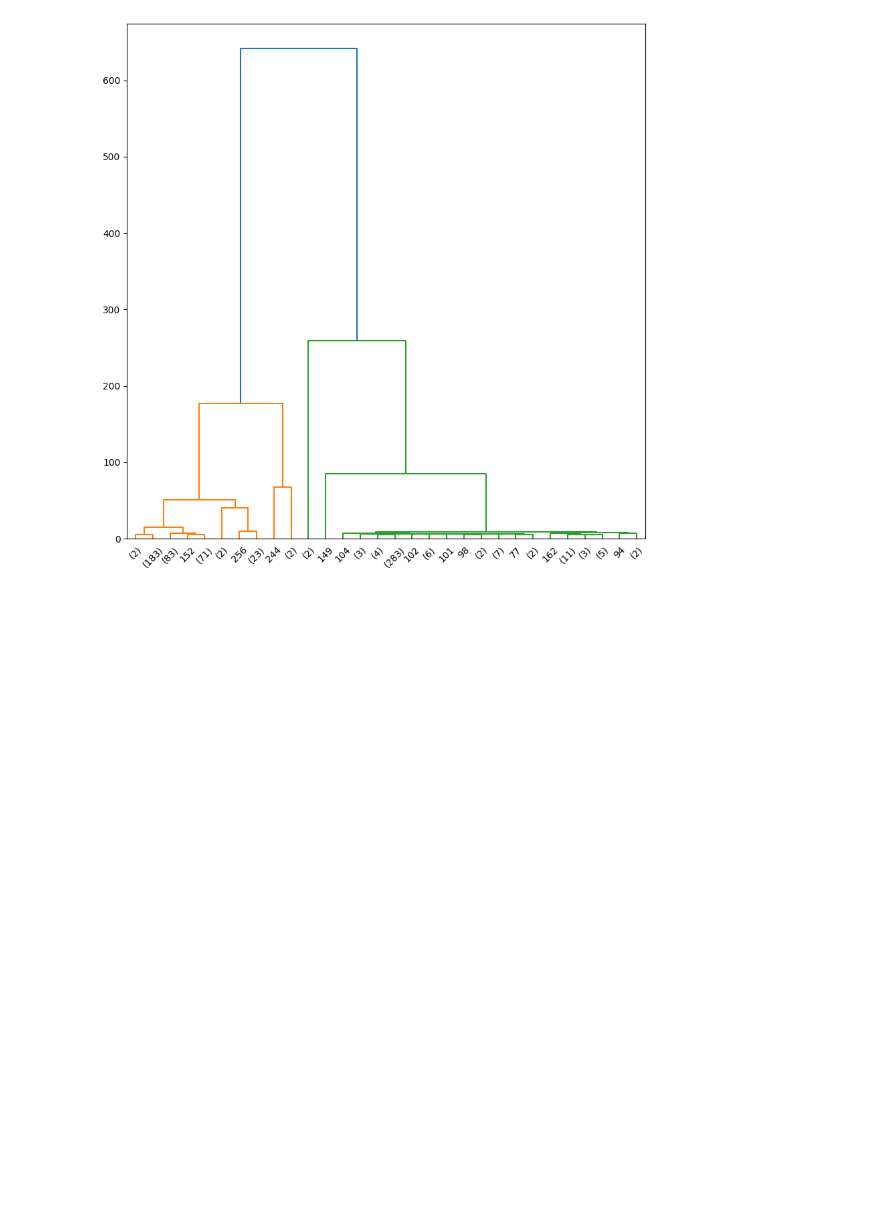
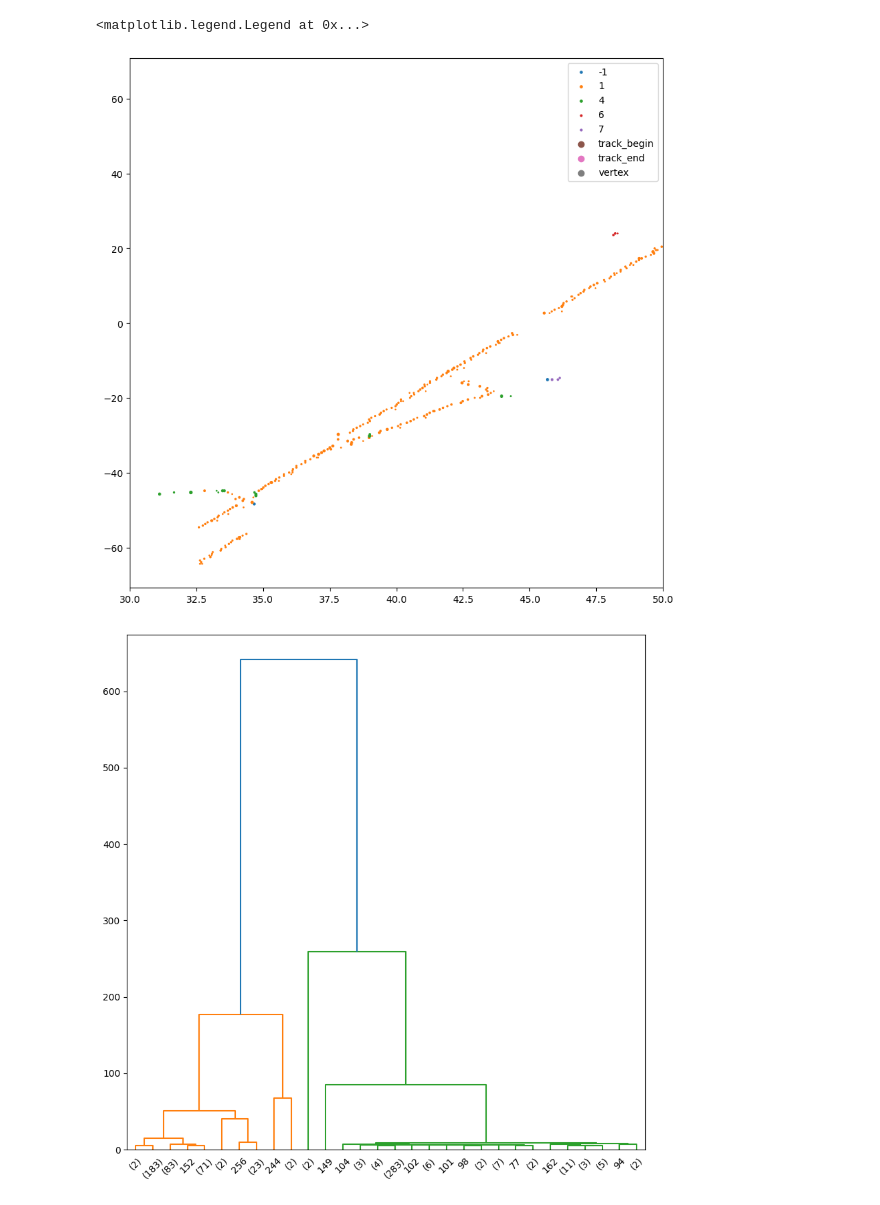
Before and after one commit to Neutron-Calibration-in-DUNE/ArrakisND, a Jupyter notebook: notebooks/test_arrakis.ipynb, the cells around one changed output. Saved outputs shown, nothing was run; the diff lists cells and outputs as text; code cells hidden in the pictures; blank space fills up the shorter version.

```diff
--- a/notebooks/test_arrakis.ipynb
+++ b/notebooks/test_arrakis.ipynb
@@ -13,7 +11,7 @@ from arrakis_nd.dataset.common import classification_labels
 # %%
-flow_file = h5py.File('/home/ncarrara/workspace/MiniRun4_1E19_RHC.flow.00000.FLOW.h5')
-arr = np.load('/home/ncarrara/workspace/MiniRun4_1E19_RHC.flow.00000.FLOW.arrakis_nd.npz', allow_pickle=True)
-meta = arr['meta'].item()
+flow_file = h5py.File('/global/homes/n/ncarrara/dune/MiniRun5_1E19_RHC.flow.0000000.FLOW.hdf5')
+arrakis_file = h5py.File('/global/homes/n/ncarrara/scratch/MiniRun5_1E19_RHC.arrakis.0000000.ARRAKIS.hdf5')
+
 
 interactions = flow_file["mc_truth/interactions/data"]
 stacks = flow_file["mc_truth/stack/data"]
@@ -40,3 +72,48 @@ event = events.index(1)
+# %%
+event_x = charge_event['x']
+event_y = charge_event['y']
+event_z = charge_event['z']
+event_Q = charge_event['Q']
+
+event_topology = arrakis_event['topology']
+event_particle = arrakis_event['particle']
+event_physics = arrakis_event['physics']
+event_tracklette_begin = arrakis_event['tracklette_begin']
+event_tracklette_end = arrakis_event['tracklette_end']
+event_vertex = arrakis_event['vertex']
+# %%
+tracks = np.any(event_topology == 1).astype(int)
+tracklette_begin = np.any(event_tracklette_begin == 1).astype(int)
+tracklette_end = np.any(event_tracklette_end == 1).astype(int)
+vertex = np.any(event_vertex == 1).astype(int)
+fig, axs = plt.subplots(figsize=(10,10))
+for label in np.unique(event_physics):
+    axs.scatter(
+        event_x[(event_physics == label)],
+        event_z[(event_physics == label)],
+        label=label,
+        s=event_Q[(event_physics == label)] / 10
+    )
+axs.scatter(
+    event_x[(tracklette_begin == 1)],
+    event_z[(tracklette_begin == 1)],
+    label='track_begin'
+)
+axs.scatter(
+    event_x[(tracklette_end == 1)],
+    event_z[(tracklette_end == 1)],
+    label='track_end'
+)
+axs.scatter(
+    event_x[(vertex == 1)],
+    event_z[(vertex == 1)],
+    label='vertex'
+)
+axs.set_xlim([30,50])
+plt.legend()
+# %% [output]
+<matplotlib.legend.Legend at 0x...>
+[figure, added]
 # %%
 det_features = arr['det_features'][event]
 mc_features = arr['mc_features'][event]
```
Also changed, not shown: parts of 4 cells of this notebook, 20 other files.
